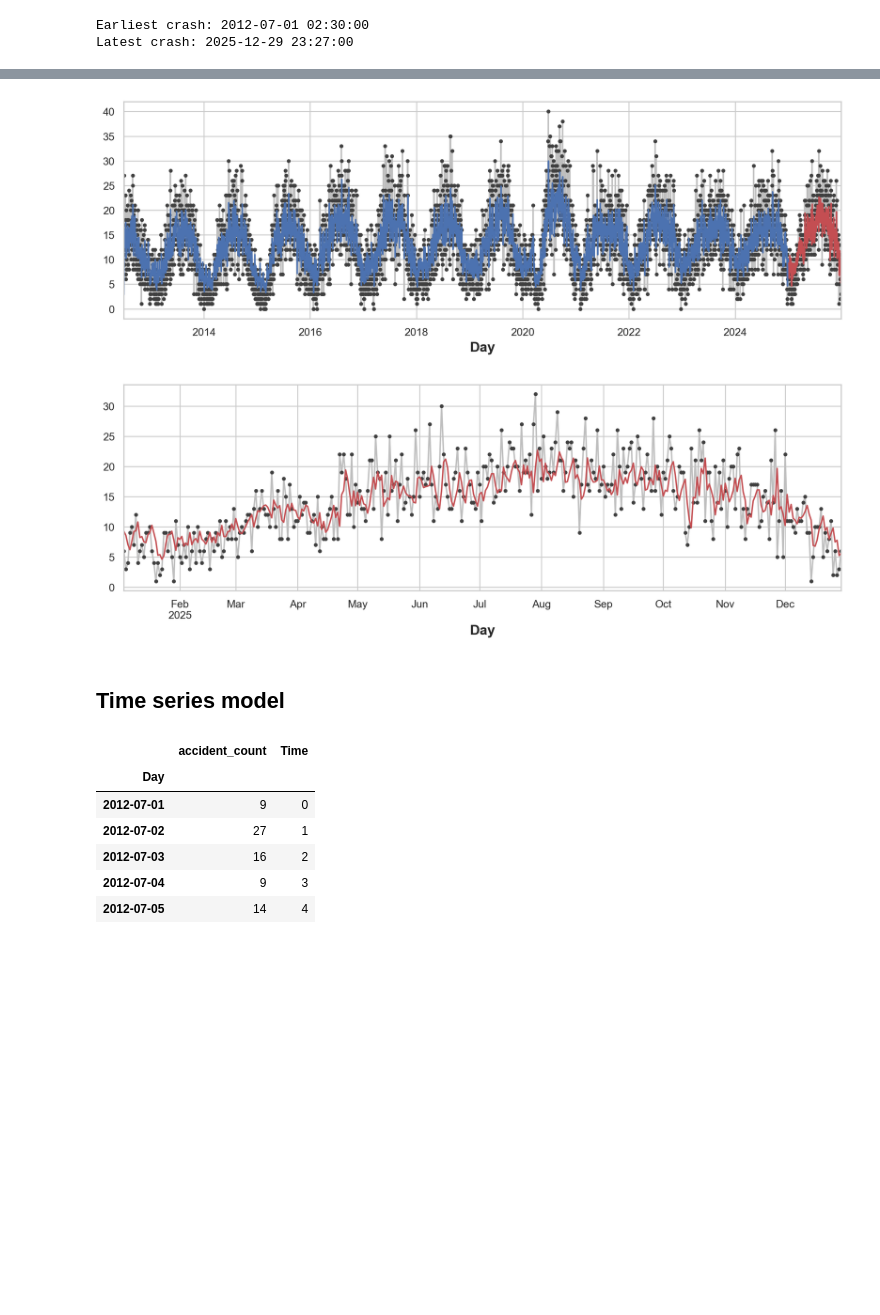
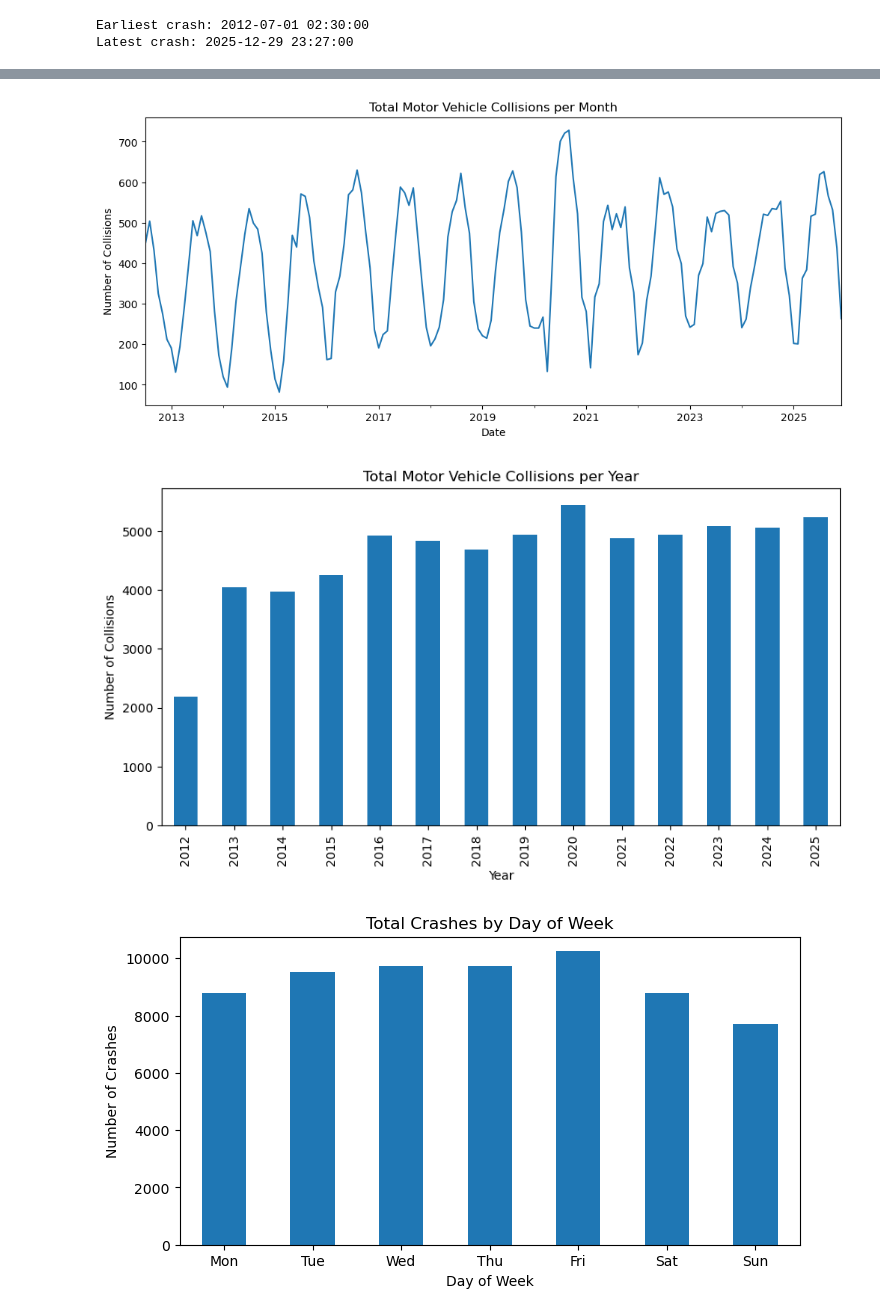
Before and after one commit to Felix-Middeldorf/citibike-nypd-insurance, a Jupyter notebook: notebooks/MV_Collisions.ipynb, the cells around one changed output, grey strips where cells are left out. Cells and saved outputs as stored; diff of their text form; code cells hidden in the pictures; blank space fills up the shorter version.

Commit message:
MV_collisions: added time series modelling and improved general structur/code quality

```diff
--- a/notebooks/MV_Collisions.ipynb
+++ b/notebooks/MV_Collisions.ipynb
@@ -317,0 +118,23 @@ df_collisions.head()
+# %%
+# Convert LATITUDE / LONGITUDE from "40,62179" style to float
+for col in ["LATITUDE", "LONGITUDE"]:
+    df_collisions[col] = pd.to_numeric(
+        df_collisions[col]
+        .astype(str)
+        .str.replace(",", ".", regex=False)
+        .str.strip(),
+        errors="coerce",           # invalid -> NaN
+    )
+
+# Combine date & time into a single datetime
+df_collisions["CRASH_DATETIME"] = pd.to_datetime(
+    df_collisions["CRASH DATE"] + " " + df_collisions["CRASH TIME"],
+    format="%m/%d/%Y %H:%M",
+    errors="raise",               # crash early if something is weird
+)
+
+# We don't need the separate date / time columns anymore
+df_collisions.drop(columns=["CRASH DATE", "CRASH TIME"], inplace=True)
+
+print("Dtypes after conversion:")
+print(df_collisions.dtypes)
@@ -317,0 +233,14 @@ df_collisions.head()
+# %%
+# Keep only the features we actually need for the modeling phase
+final_columns = [
+    "LATITUDE",
+    "LONGITUDE",
+    "NUMBER OF CYCLIST INJURED",
+    "NUMBER OF CYCLIST KILLED",
+    "CRASH_DATETIME",
+]
+
+df_collisions = df_collisions[final_columns].copy()
+
+print("Final cleaned dataframe shape:", df_collisions.shape)
+display(df_collisions.head())
@@ -787,24 +429,11 @@ y_fore = pd.Series(model.predict(X_test), index=y_test.index)
-# %%
-ax = y_train.plot(**plot_params)
-ax = y_test.plot(**plot_params)
-ax = y_pred.plot(ax=ax)
-_ = y_fore.plot(ax=ax, color='C3')
-# %% [output]
-[figure, removed]
-# %%
-ax = y_test.plot(**plot_params)
-_ = y_fore.plot(ax=ax, color='C3')
-# %% [output]
-[figure, removed]
-# %% [markdown]
-## Time series model
-# %%
-df_daily.head()
-# %% [output]
-|  | accident_count | Time |
-| Day |  |  |
-| 2012-07-01 | 9 | 0 |
-| 2012-07-02 | 27 | 1 |
-| 2012-07-03 | 16 | 2 |
-| 2012-07-04 | 9 | 3 |
-| 2012-07-05 | 14 | 4 |
+# %%
+plot_monthly_counts(df_collisions)
+plot_yearly_counts(df_collisions)
+
+plot_weekday_counts(df_collisions)
+plot_hourly_counts(df_collisions)
+plot_month_counts(df_collisions)
+# %% [output]
+[figure, added]
+[figure, added]
+[figure, added]
```
Also changed, not shown: parts of 107 cells of this notebook, 1 other file.
